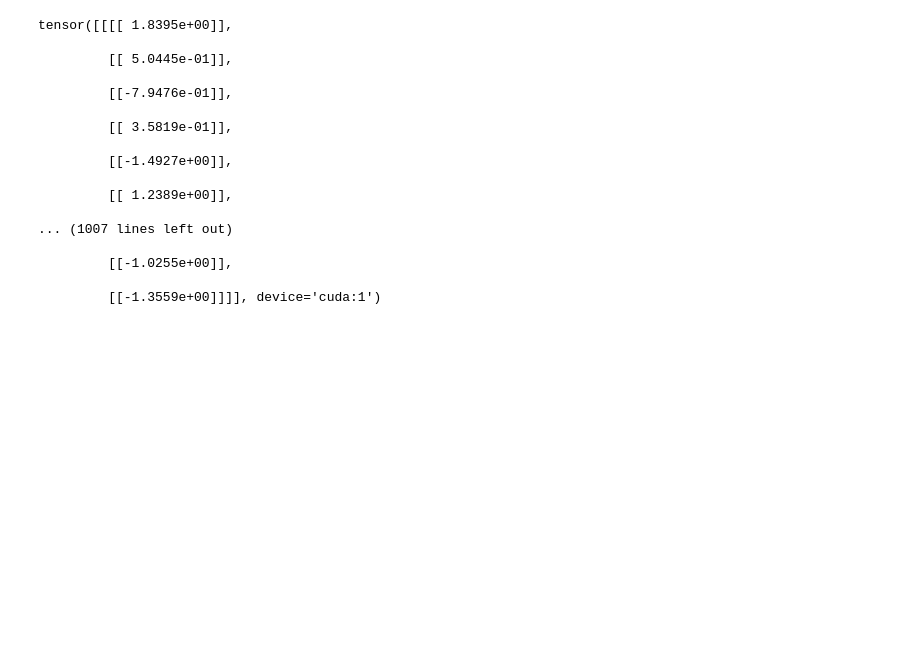
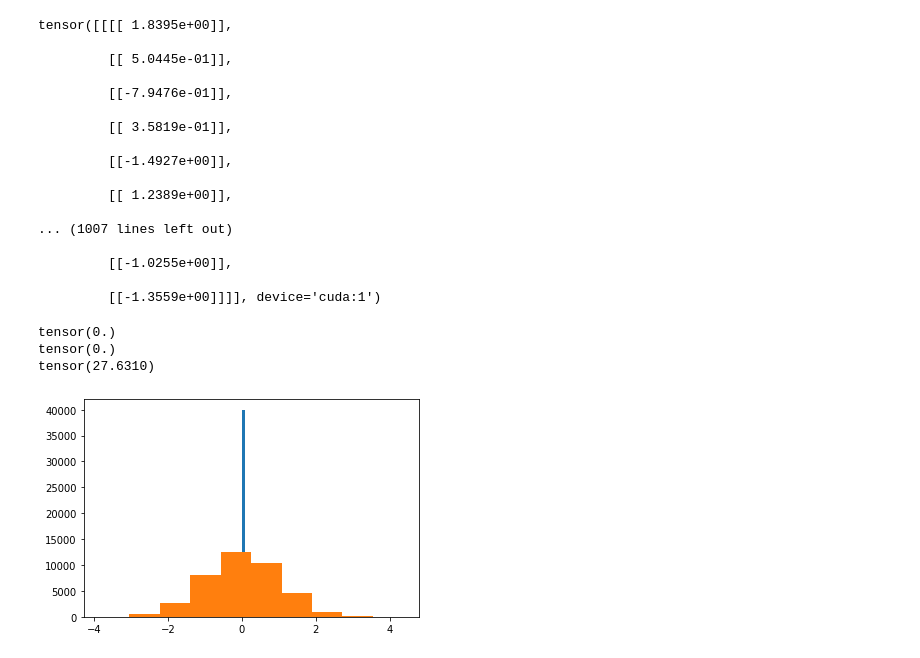
Before and after one commit to TEECOM/this-building-does-not-exist, a Jupyter notebook: ml/python/Testing.ipynb, the cells around one changed output. Drawn from its saved outputs; the diff is of its cells as text; code cells hidden in the pictures; blank space fills up the shorter version.

```diff
--- a/ml/python/Testing.ipynb
+++ b/ml/python/Testing.ipynb
@@ -63,0 +78,3 @@ tensor([[[[ 1.8395e+00]],
+# %%
+def kl_normal_loss(mu, var):
+    return (0.5 * torch.sum(torch.exp(var) + mu ** 2 - 1. - var, dim=(1))).sum(dim=(0)).squeeze()
@@ -63,0 +83,19 @@ tensor([[[[ 1.8395e+00]],
+# %%
+kld = nn.KLDivLoss(reduction="batchmean")
+
+z = (torch.randn(4, 10000) * 0) + 0
+n = torch.randn(*z.shape)
+
+plt.hist(z.reshape(40000))
+plt.hist(n.reshape(40000))
+
+# kld(torch.sigmoid(z).log(), n)
+z = z.reshape(4, 10000, 1, 1)
+print(kl_normal_loss(z.mean(dim=(1)), z.std(dim=(1))))
+print(nnf.binary_cross_entropy(z.mean(dim=(1)), torch.zeros_like(z.mean(dim=(1)))))
+print(nnf.binary_cross_entropy(z.std(dim=(1)), torch.ones_like(z.std(dim=(1)))))
+# %% [output]
+tensor(0.)
+tensor(0.)
+tensor(27.6310)
+[figure, added]
```
Also changed, not shown: parts of 13 cells of this notebook, 2 other files.
